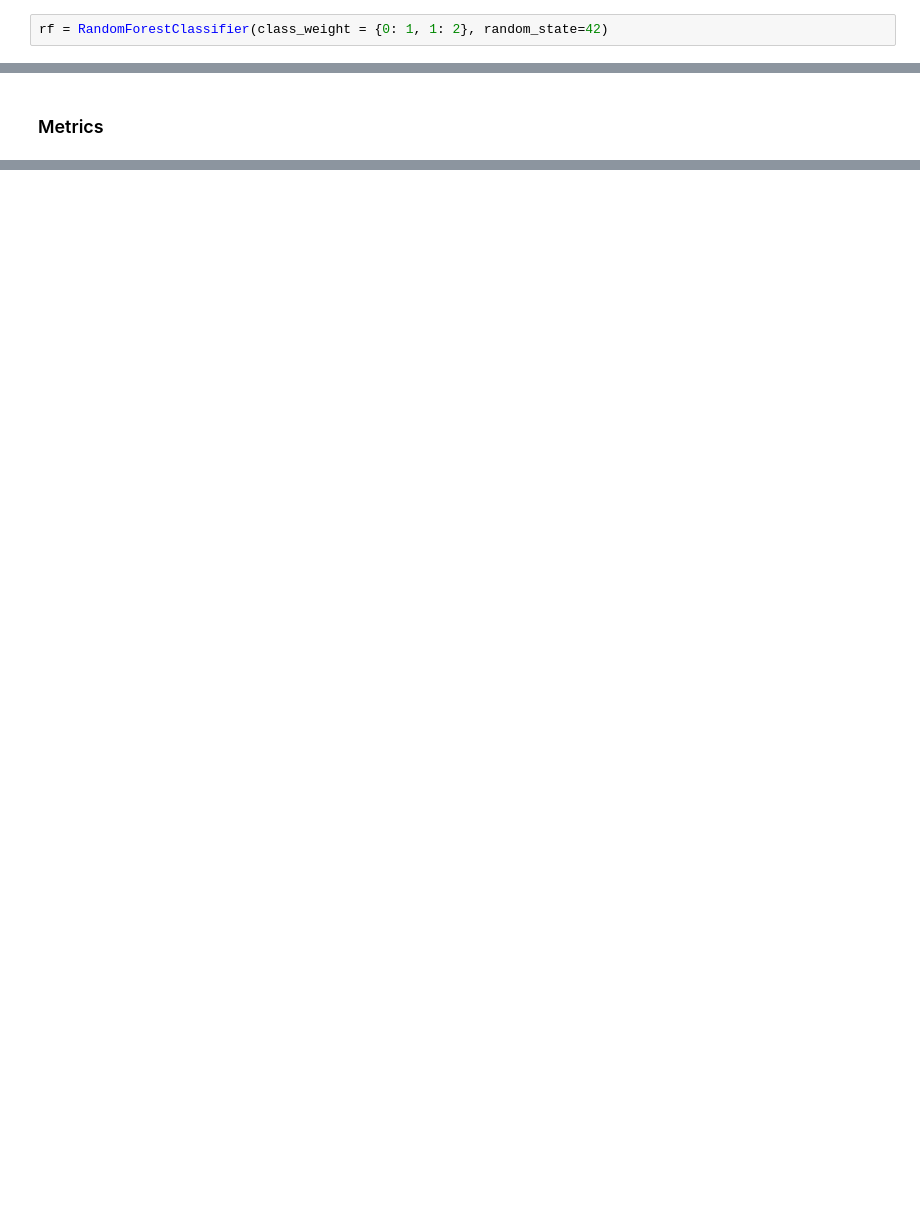
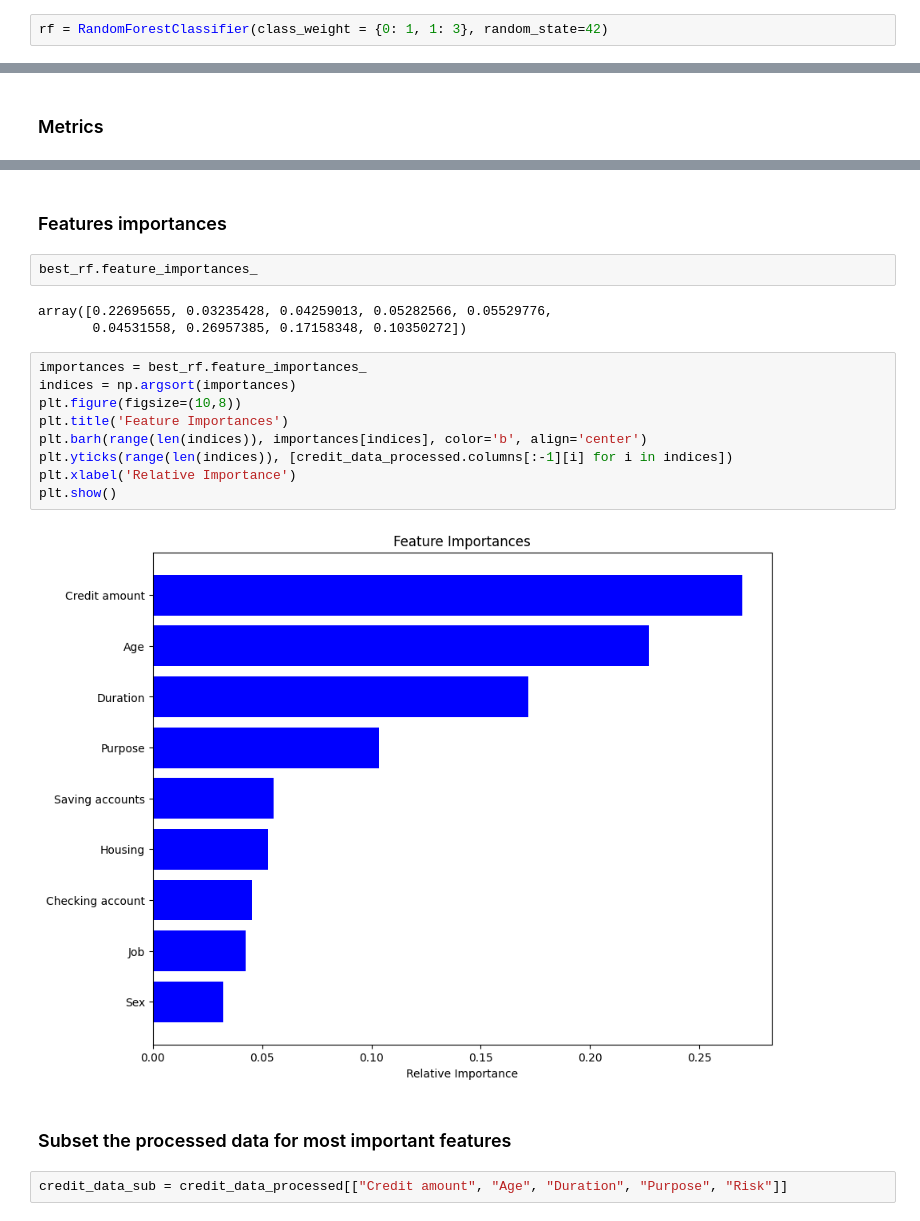
Before and after one commit to koomited/Hack2Hire_TestTech_Profile_54, a Jupyter notebook: EDA.ipynb, the cells around one changed output, grey strips where cells are left out. Cells and saved outputs as stored; diff of their text form; blank space fills up the shorter version.

```diff
--- a/EDA.ipynb
+++ b/EDA.ipynb
@@ -348,7 +364,7 @@ X_train, X_test, y_train, y_test = train_test_split(features, target, test_size=
 # %% [markdown]
 ### Rnadom forest with parameters tunning
 # %%
-rf = RandomForestClassifier(class_weight = {0: 1, 1: 2}, random_state=42)
+rf = RandomForestClassifier(class_weight = {0: 1, 1: 3}, random_state=42)
 # %%
 param_grid = {
     'n_estimators': [50, 100, 200],
@@ -409,0 +420,22 @@ Accuracy: 0.680
+# %% [markdown]
+### Features importances
+# %%
+best_rf.feature_importances_
+# %% [output]
+array([0.22695655, 0.03235428, 0.04259013, 0.05282566, 0.05529776,
+       0.04531558, 0.26957385, 0.17158348, 0.10350272])
+# %%
+importances = best_rf.feature_importances_
+indices = np.argsort(importances)
+plt.figure(figsize=(10,8))
+plt.title('Feature Importances')
+plt.barh(range(len(indices)), importances[indices], color='b', align='center')
+plt.yticks(range(len(indices)), [credit_data_processed.columns[:-1][i] for i in indices])
+plt.xlabel('Relative Importance')
+plt.show()
+# %% [output]
+[figure, added]
+# %% [markdown]
+### Subset the processed data for most important features
+# %%
+credit_data_sub = credit_data_processed[["Credit amount", "Age", "Duration", "Purpose", "Risk"]]
```
Also changed, not shown: parts of 28 cells of this notebook, 6 other files.
